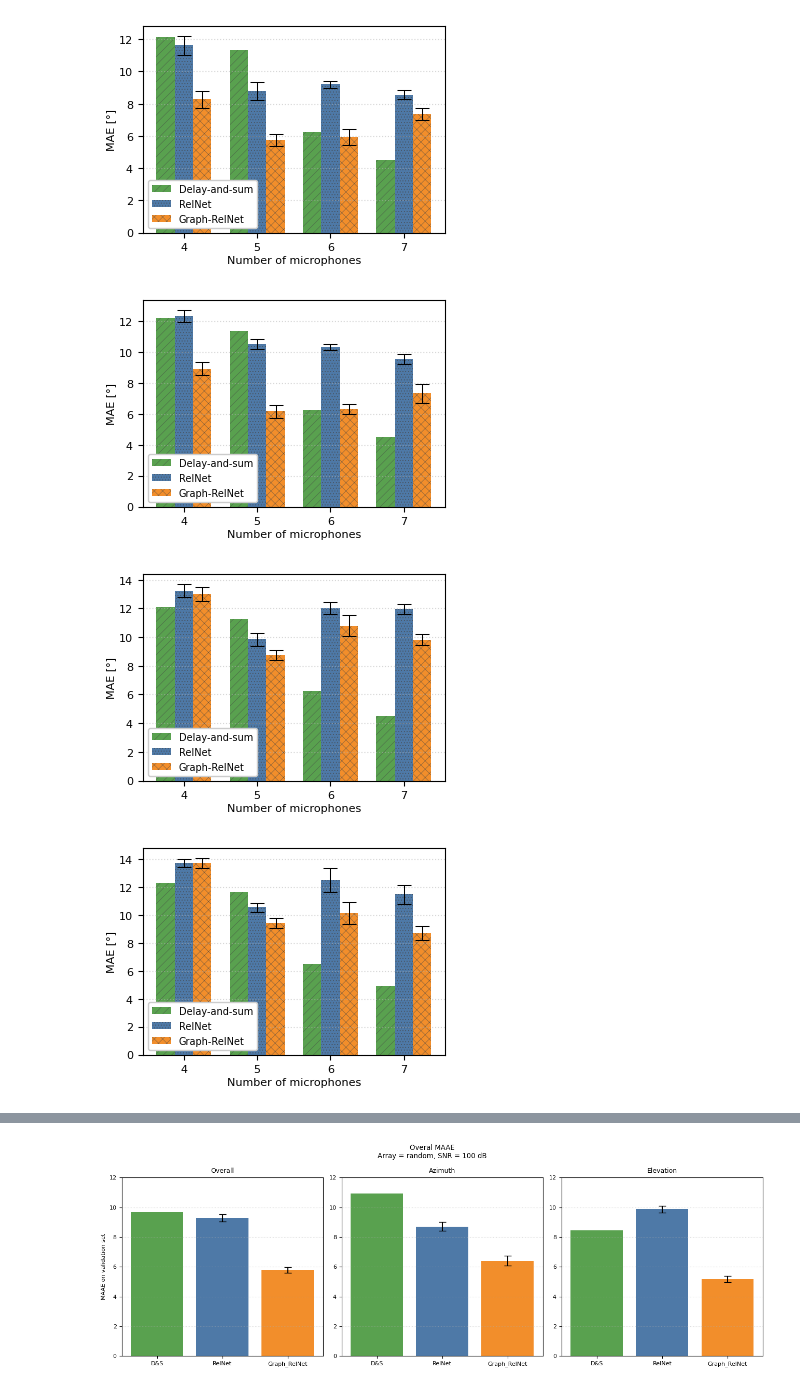
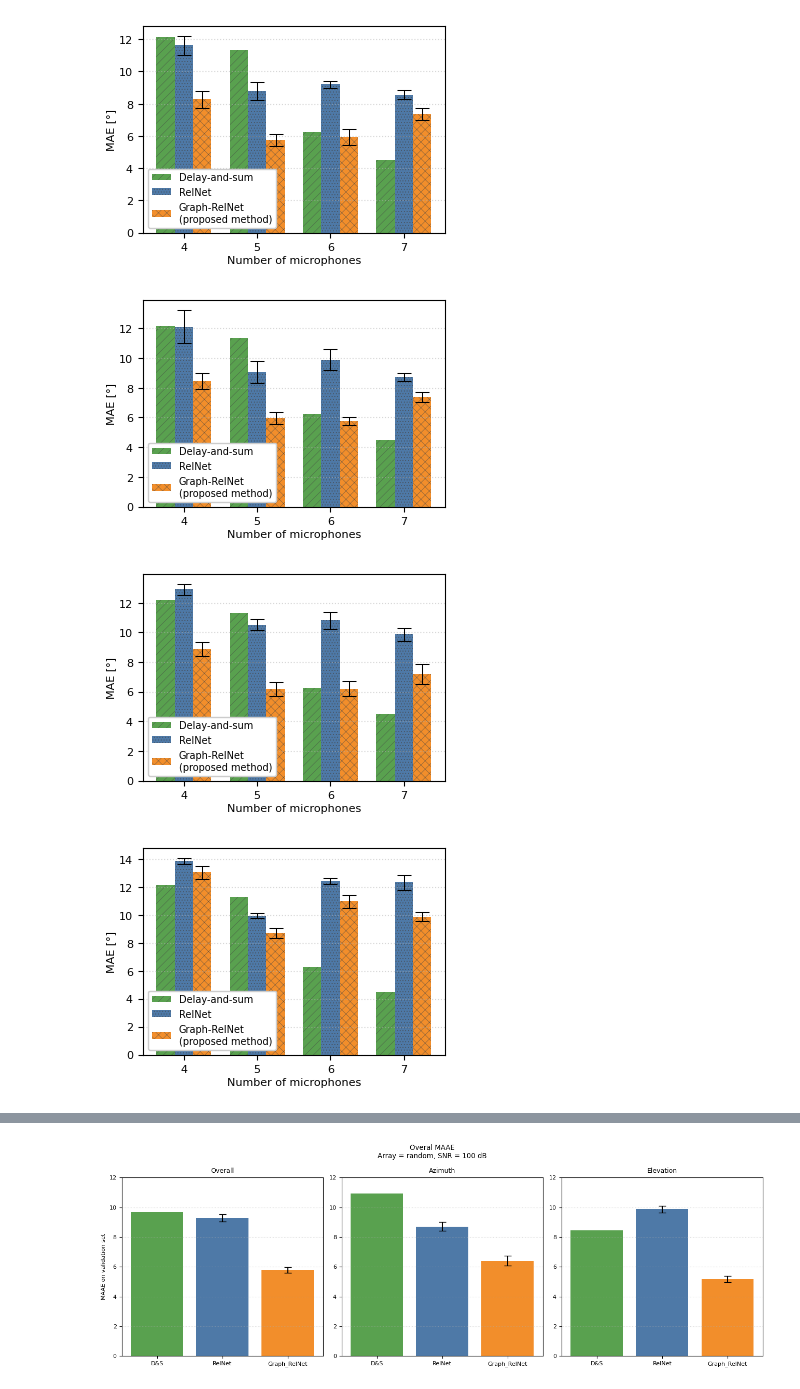
Before and after one commit to matija-marijan/Graph-RelNet, a Jupyter notebook: evaluation/analyze_results.ipynb, the cells around one changed output, grey strips where cells are left out. Saved outputs shown, nothing was run; the diff lists cells and outputs as text; code cells hidden in the pictures.

```diff
--- a/evaluation/analyze_results.ipynb
+++ b/evaluation/analyze_results.ipynb
@@ -211,7 +211,7 @@ def plot_val_maae_by_mics(
         gra_vals,
         width,
         yerr=gra_errs,
-        label=graph_name,
+        label="Graph-RelNet\n(proposed method)",
         color=graph_color,
         error_kw=error_kw,
         hatch=gra_hatch,
@@ -238,14 +238,14 @@ def plot_val_maae_by_mics(
 # %%
 # Render plot with DAS baseline (if available) for a chosen array and SNR
 # fig, ax = plot_val_maae_by_mics(array="random", snr=5, include_das=True)
 # plt.show()
 
-for snr in [100, 30, 5, 0, -5, -10]:
+for snr in [100, 60, 30, 5, 0, -5, -10]:
     fig, ax = plot_val_maae_by_mics(array="random", snr=snr, include_das=True)
     # plt.show()
     fig.savefig(f"../results/plots/maae/MAE_SNR_{snr}.png", dpi = 500)
 # %% [output]
-[figure, old version]
+[figure, new version]
-[figure, old version]
+[figure, new version]
-[figure, old version]
+[figure, new version]
-[figure, old version]
+[figure, new version]
```
Also changed, not shown: parts of 4 cells of this notebook, 3 other files.
